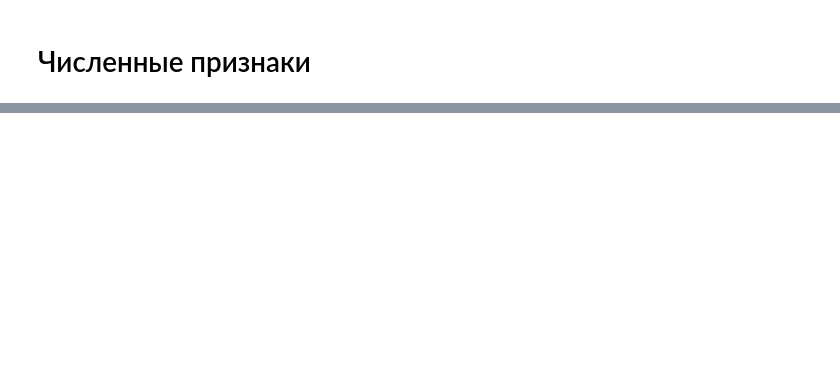
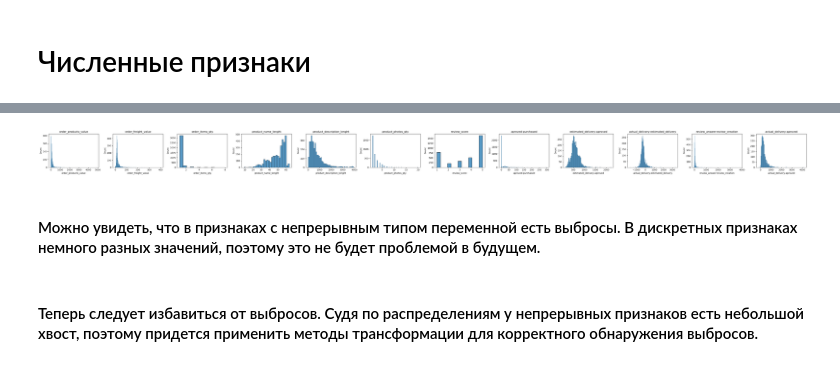
Before and after one commit to ViacheslavTimofeev/Olist_v5_churn_prediction, a Jupyter notebook: olist-ml-churn-prediction/notebooks/02_classified_data_eda_and_preprocessing_2025-11-07.ipynb, the cells around one changed output, grey strips where cells are left out. Cells and saved outputs as stored; diff of their text form; code cells hidden in the pictures; blank space fills up the shorter version.

```diff
--- a/olist-ml-churn-prediction/notebooks/02_classified_data_eda_and_preprocessing_2025-11-07.ipynb
+++ b/olist-ml-churn-prediction/notebooks/02_classified_data_eda_and_preprocessing_2025-11-07.ipynb
@@ -351,0 +446,8 @@ print(classified_data[['aproved-purchased', 'estimated_delivery-aproved', 'actua
+# %%
+classified_data[new_cols] = df[new_cols]
+# %%
+for feature in votes_features:
+    classified_data = classified_data.drop(feature, axis=1)
+# %%
+for feature in time_features:
+    classified_data = classified_data.drop(feature, axis=1)
@@ -351,0 +476,5 @@ print(classified_data[['aproved-purchased', 'estimated_delivery-aproved', 'actua
+# %%
+numerical_features = ['order_products_value', 'order_freight_value', 'order_items_qty',
+                      'product_name_lenght', 'product_description_lenght', 'product_photos_qty',
+                      'review_score', 'aproved-purchased', 'estimated_delivery-aproved',
+                      'actual_delivery-estimated_delivery', 'review_answer-review_creation', 'actual_delivery-aproved']
@@ -351,0 +490,18 @@ print(classified_data[['aproved-purchased', 'estimated_delivery-aproved', 'actua
+# %%
+n = len(numerical_features)
+
+# Настройка размера фигуры (важно для плотности)
+fig, axes = plt.subplots(1, n, figsize=(4 * n, 3))  # один ряд, n колонок
+
+for i, col in enumerate(numerical_features):
+    sns.histplot(data=classified_data, x=col, ax=axes[i], kde=False)
+    axes[i].set_title(col)
+
+plt.tight_layout()
+plt.show()
+# %% [output]
+[figure, added]
+# %% [markdown]
+#### Можно увидеть, что в признаках с непрерывным типом переменной есть выбросы. В дискретных признаках немного разных значений, поэтому это не будет проблемой в будущем.
+# %% [markdown]
+#### Теперь следует избавиться от выбросов. Судя по распределениям у непрерывных признаков есть небольшой хвост, поэтому придется применить методы трансформации для корректного обнаружения выбросов.
```
Also changed, not shown: parts of 27 cells of this notebook, 5 other files.
